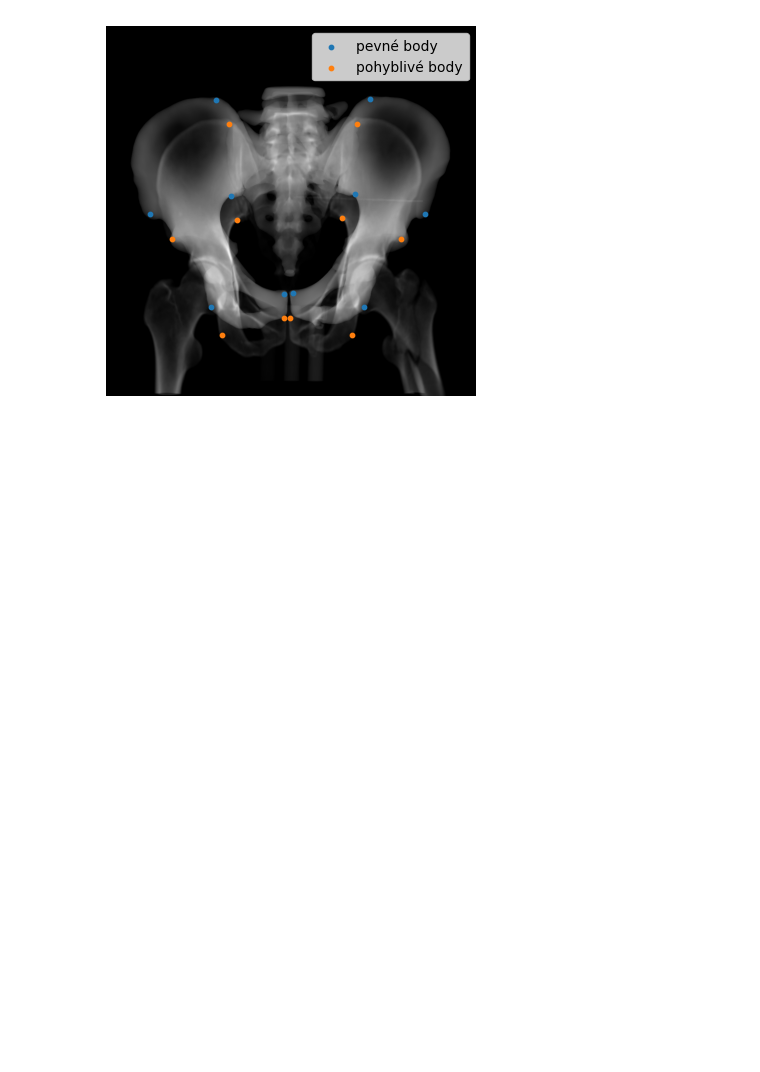
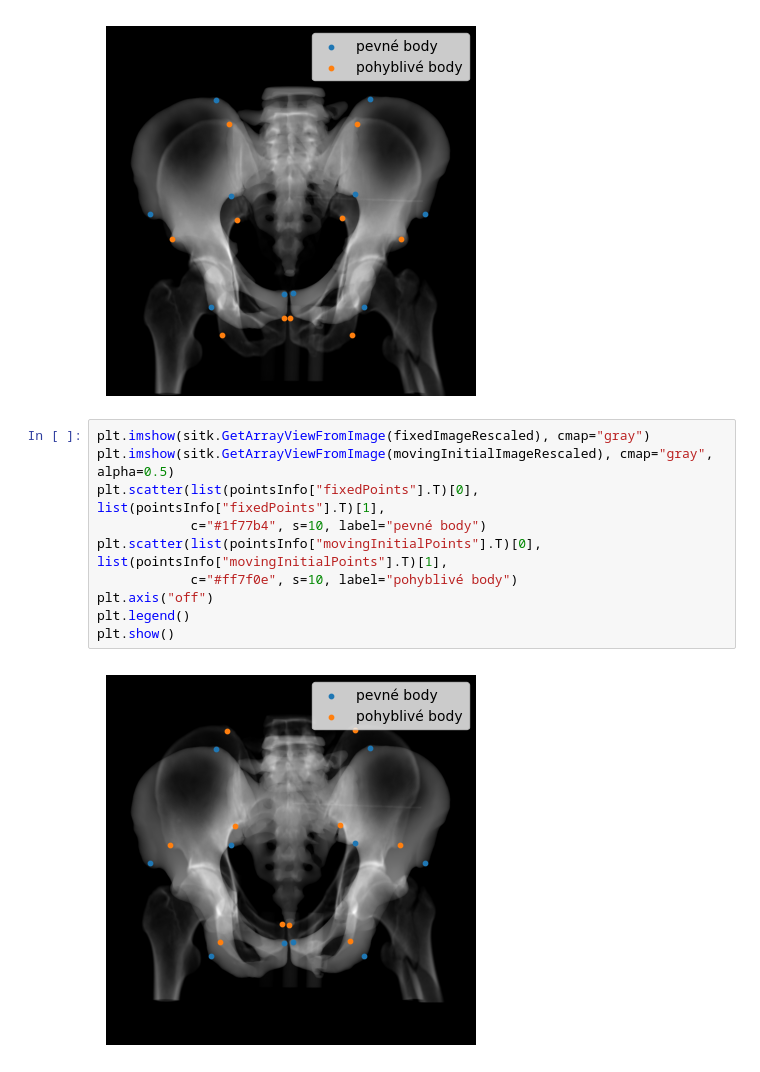
Before and after one commit to Vojtech-Benda/ca_isf, a Jupyter notebook: plotImages.ipynb, the cells around one changed output. Cells and saved outputs as stored; diff of their text form; blank space fills up the shorter version.

Commit message:
added image plotting script

```diff
--- a/plotImages.ipynb
+++ b/plotImages.ipynb
@@ -61,3 +70,15 @@ plt.legend()
 plt.show()
 # %% [output]
 [figure]
+# %%
+plt.imshow(sitk.GetArrayViewFromImage(fixedImageRescaled), cmap="gray")
+plt.imshow(sitk.GetArrayViewFromImage(movingInitialImageRescaled), cmap="gray", alpha=0.5)
+plt.scatter(list(pointsInfo["fixedPoints"].T)[0], list(pointsInfo["fixedPoints"].T)[1],
+            c="#1f77b4", s=10, label="pevné body")
+plt.scatter(list(pointsInfo["movingInitialPoints"].T)[0], list(pointsInfo["movingInitialPoints"].T)[1],
+            c="#ff7f0e", s=10, label="pohyblivé body")
+plt.axis("off")
+plt.legend()
+plt.show()
+# %% [output]
+[figure, added]
```
Also changed, not shown: parts of 7 cells of this notebook.
